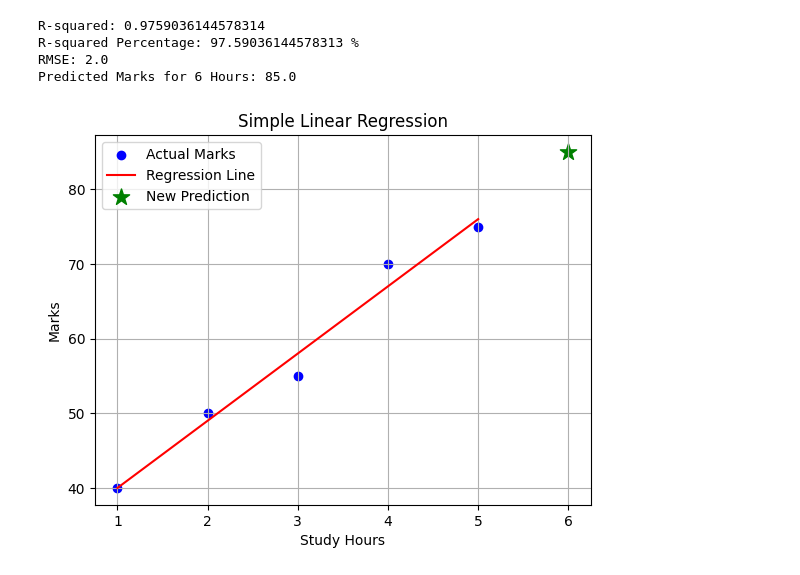
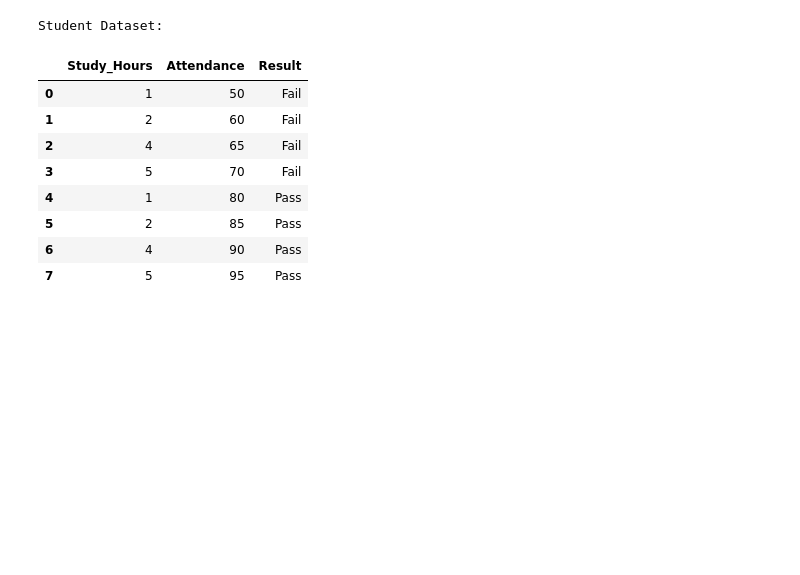
Before and after one commit to shyamsudhir05/DAV_Project, a Jupyter notebook: Lab_program_9.ipynb, the cells around one changed output. Drawn from its saved outputs; the diff is of its cells as text; code cells hidden in the pictures; blank space fills up the shorter version.

```diff
--- a/Lab_program_9.ipynb
+++ b/Lab_program_9.ipynb
@@ -102,40 +2,0 @@ Predicted Marks for 6 Hours: 85.0
-# %%
-# Calculate RMSE
-mse = mean_squared_error(y, y_pred)
-rmse = np.sqrt(mse)
-
-# Display evaluation results
-print("R-squared:", r2)
-print("R-squared Percentage:", r2 * 100, "%")
-print("RMSE:", rmse)
-
-# Predict marks for a new student
-prediction = model.predict([[6]])
-print("Predicted Marks for 6 Hours:", prediction[0])
-
-# Plot actual data and regression line
-plt.scatter(X, y, color="blue", label="Actual Marks")
-plt.plot(X, y_pred, color="red", label="Regression Line")
-
-# Show the new predicted point
-plt.scatter(
-    6,
-    prediction[0],
-    color="green",
-    marker="*",
-    s=150,
-    label="New Prediction"
-)
-
-plt.xlabel("Study Hours")
-plt.ylabel("Marks")
-plt.title("Simple Linear Regression")
-plt.legend()
-plt.grid(True)
-plt.show()
-# %% [output]
-R-squared: 0.9759036144578314
-R-squared Percentage: 97.59036144578313 %
-RMSE: 2.0
-Predicted Marks for 6 Hours: 85.0
-[figure, removed]
@@ -141,0 +18,26 @@ Predicted Marks for 6 Hours: 85.0
+# %%
+# Step 2: Create Dataset
+data = {
+    "Study_Hours": [1, 2, 4, 5, 1, 2, 4, 5],
+    "Attendance": [50, 60, 65, 70, 80, 85, 90, 95],
+    "Result": [
+        "Fail", "Fail", "Fail", "Fail",
+        "Pass", "Pass", "Pass", "Pass"
+    ]
+}
+
+df = pd.DataFrame(data)
+
+print("Student Dataset:")
+display(df)
+# %% [output]
+Student Dataset:
+|  | Study_Hours | Attendance | Result |
+| 0 | 1 | 50 | Fail |
+| 1 | 2 | 60 | Fail |
+| 2 | 4 | 65 | Fail |
+| 3 | 5 | 70 | Fail |
+| 4 | 1 | 80 | Pass |
+| 5 | 2 | 85 | Pass |
+| 6 | 4 | 90 | Pass |
+| 7 | 5 | 95 | Pass |
```
Also changed, not shown: parts of 14 cells of this notebook.
